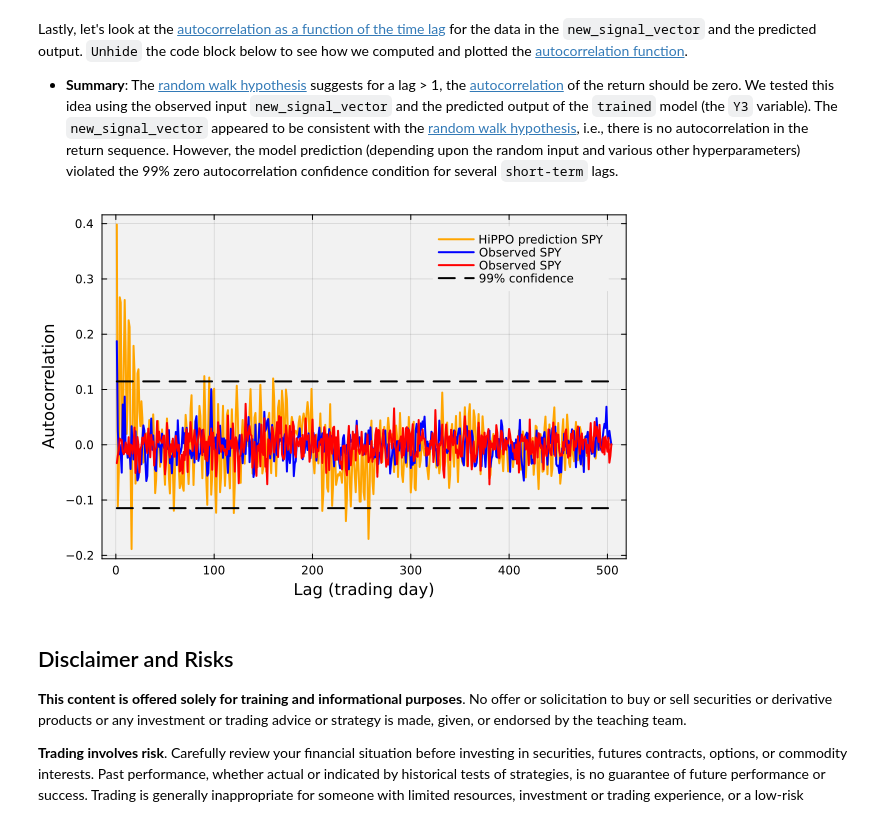
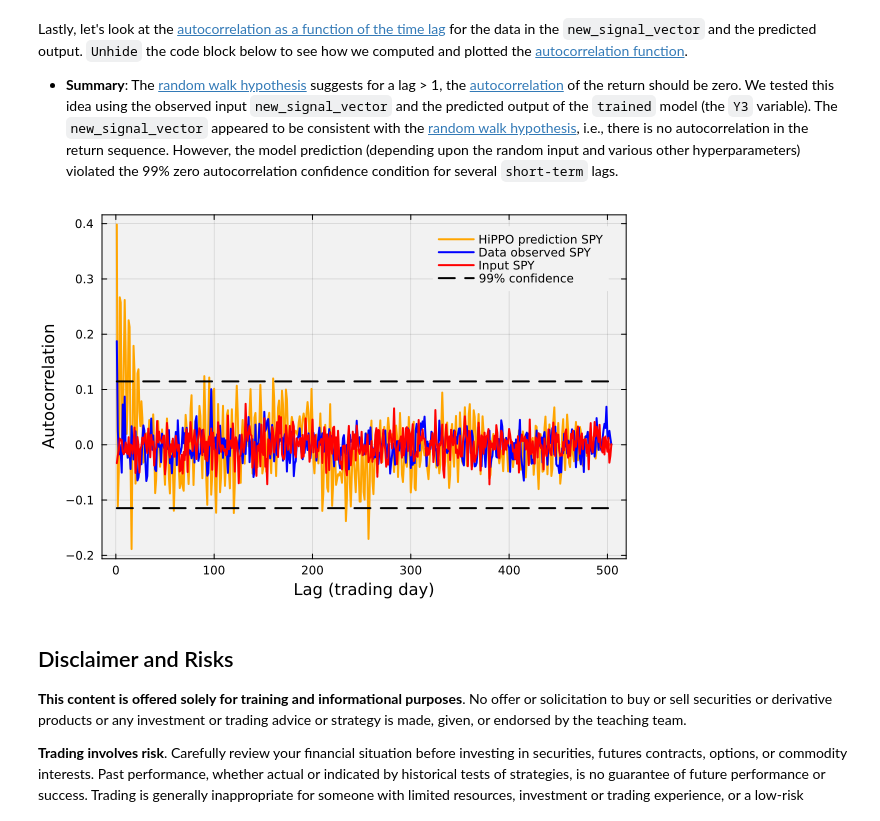
Before and after one commit to varnerlab/CHEME-130-eCornell-Repository, a Jupyter notebook: courses/CHEME-132/module-2/CHEME-132-Module-2-Advanced-Hippo-SSM.ipynb, the cells around one changed output. Drawn from its saved outputs; the diff is of its cells as text; code cells hidden in the pictures.

```diff
--- a/courses/CHEME-132/module-2/CHEME-132-Module-2-Advanced-Hippo-SSM.ipynb
+++ b/courses/CHEME-132/module-2/CHEME-132-Module-2-Advanced-Hippo-SSM.ipynb
@@ -253,18 +253,18 @@ Lastly, let's look at the [autocorrelation as a function of the time lag](https:
 # %%
 let
     number_of_steps = length(Y3);
     plot(autocor(Y3, (1:(number_of_steps-1) |> collect)), label="HiPPO prediction $(ticker_of_interest)", lw=2, c=:orange,
         bg="gray95", background_color_outside="white", framestyle = :box, fg_legend = :transparent)
-    plot!(autocor(excess_growth_rate_array, (1:(number_of_steps-1)) |> collect), label="Observed $(ticker_of_interest)", lw=2, c=:blue)
-    plot!(autocor(new_signal_vector, (1:(number_of_steps-1)) |> collect), label=" $(ticker_of_interest)", lw=2, c=:red)
+    plot!(autocor(excess_growth_rate_array, (1:(number_of_steps-1)) |> collect), label="Data observed $(ticker_of_interest)", lw=2, c=:blue)
+    plot!(autocor(new_signal_vector, (1:(number_of_steps-1)) |> collect), label="Input $(ticker_of_interest)", lw=2, c=:red)
     LINE = (2.576/sqrt(number_of_steps))*ones(number_of_steps-1);
     plot!(LINE, label="99% confidence", lw=2, c=:black, ls=:dash)
     plot!(-LINE, label="", lw=2, c=:black, ls=:dash)
     xlabel!("Lag (trading day)", fontsize=18)
     ylabel!("Autocorrelation", fontsize=18)
 end
 # %% [output]
-[figure, old version]
+[figure, new version]
 # %% [markdown]
 ## Disclaimer and Risks
 __This content is offered solely for training and informational purposes__. No offer or solicitation to buy or sell securities or derivative products or any investment or trading advice or strategy is made, given, or endorsed by the teaching team.
```
